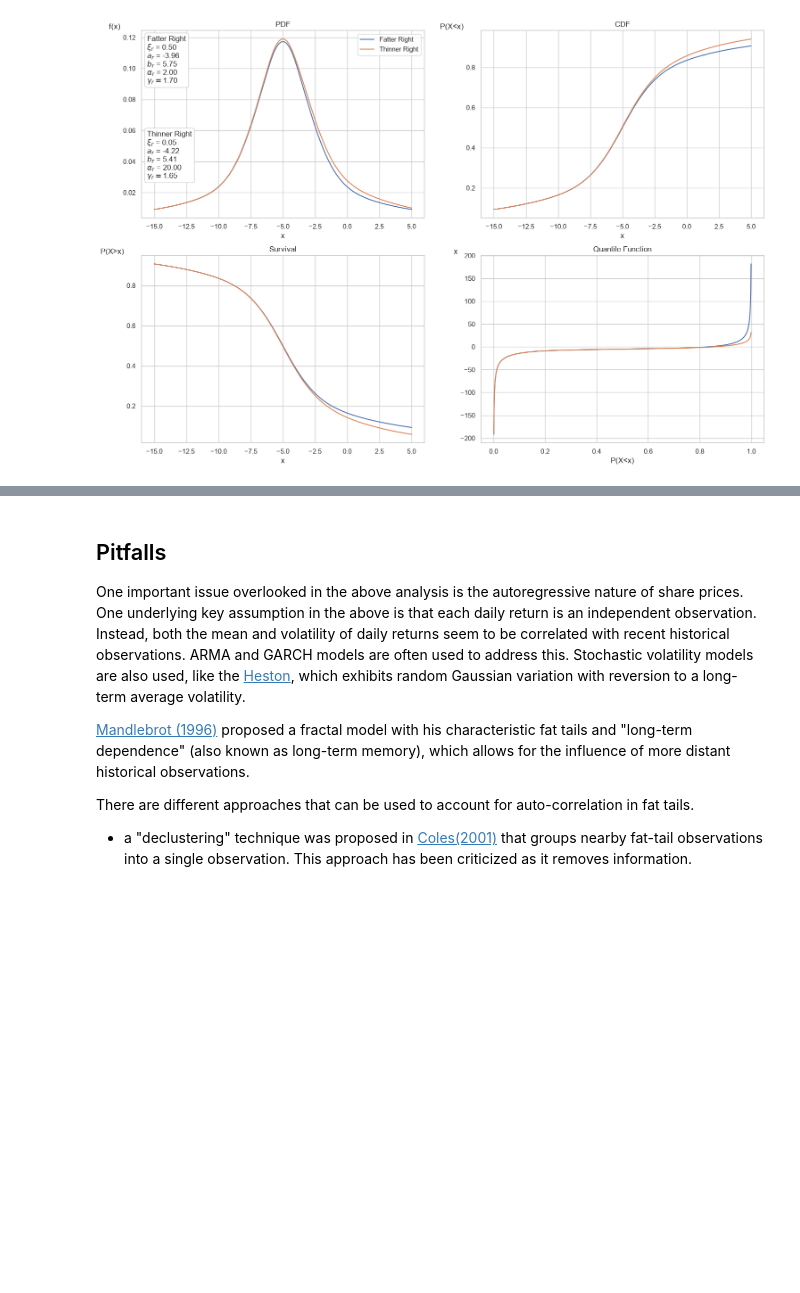
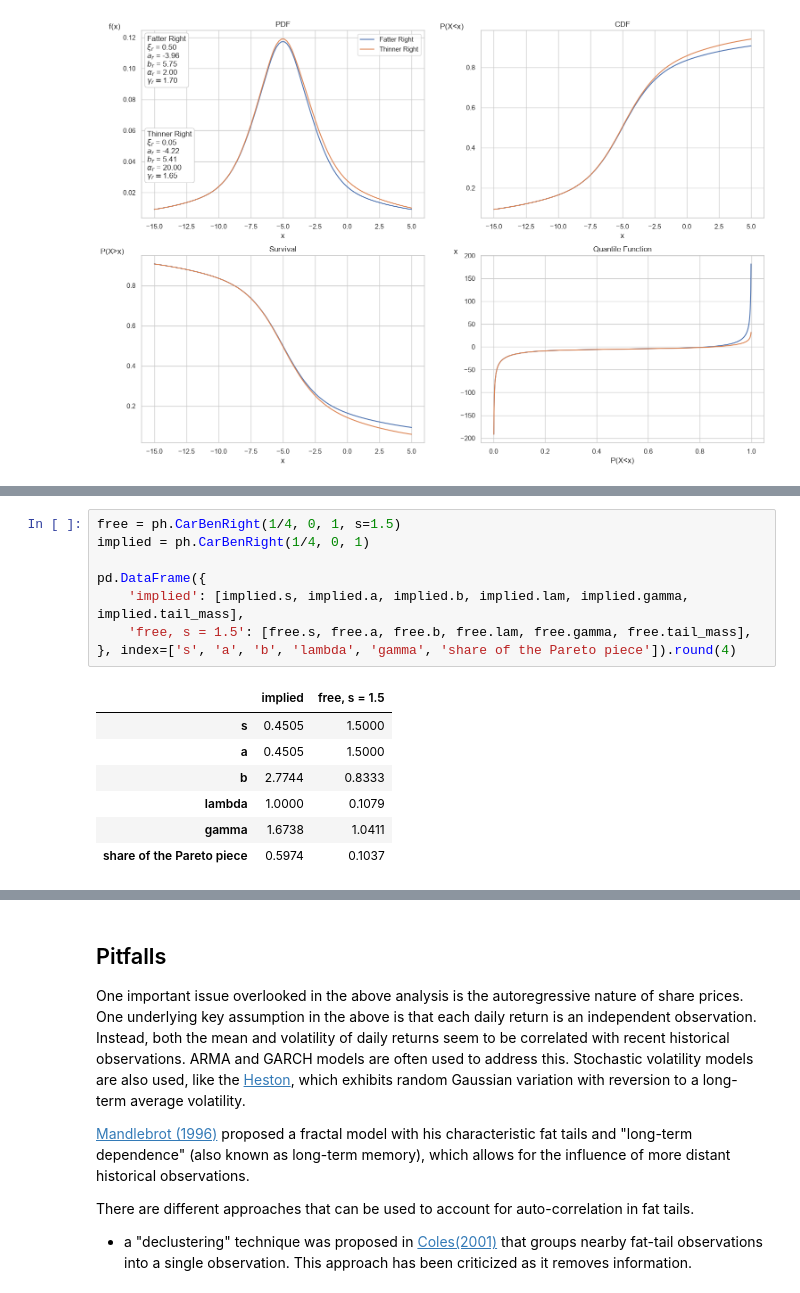
Before and after one commit to rjskene/phat, a Jupyter notebook: docs/notebooks/thephat.ipynb, the cells around one changed output, grey strips where cells are left out. Cells and saved outputs as stored; diff of their text form; blank space fills up the shorter version.

```diff
--- a/docs/notebooks/thephat.ipynb
+++ b/docs/notebooks/thephat.ipynb
@@ -626,0 +664,16 @@ plt.show()
+# %%
+free = ph.CarBenRight(1/4, 0, 1, s=1.5)
+implied = ph.CarBenRight(1/4, 0, 1)
+
+pd.DataFrame({
+    'implied': [implied.s, implied.a, implied.b, implied.lam, implied.gamma, implied.tail_mass],
+    'free, s = 1.5': [free.s, free.a, free.b, free.lam, free.gamma, free.tail_mass],
+}, index=['s', 'a', 'b', 'lambda', 'gamma', 'share of the Pareto piece']).round(4)
+# %% [output]
+|  | implied | free, s = 1.5 |
+| s | 0.4505 | 1.5000 |
+| a | 0.4505 | 1.5000 |
+| b | 2.7744 | 0.8333 |
+| lambda | 1.0000 | 0.1079 |
+| gamma | 1.6738 | 1.0411 |
+| share of the Pareto piece | 0.5974 | 0.1037 |
```
Also changed, not shown: parts of 5 cells of this notebook, 9 other files.
